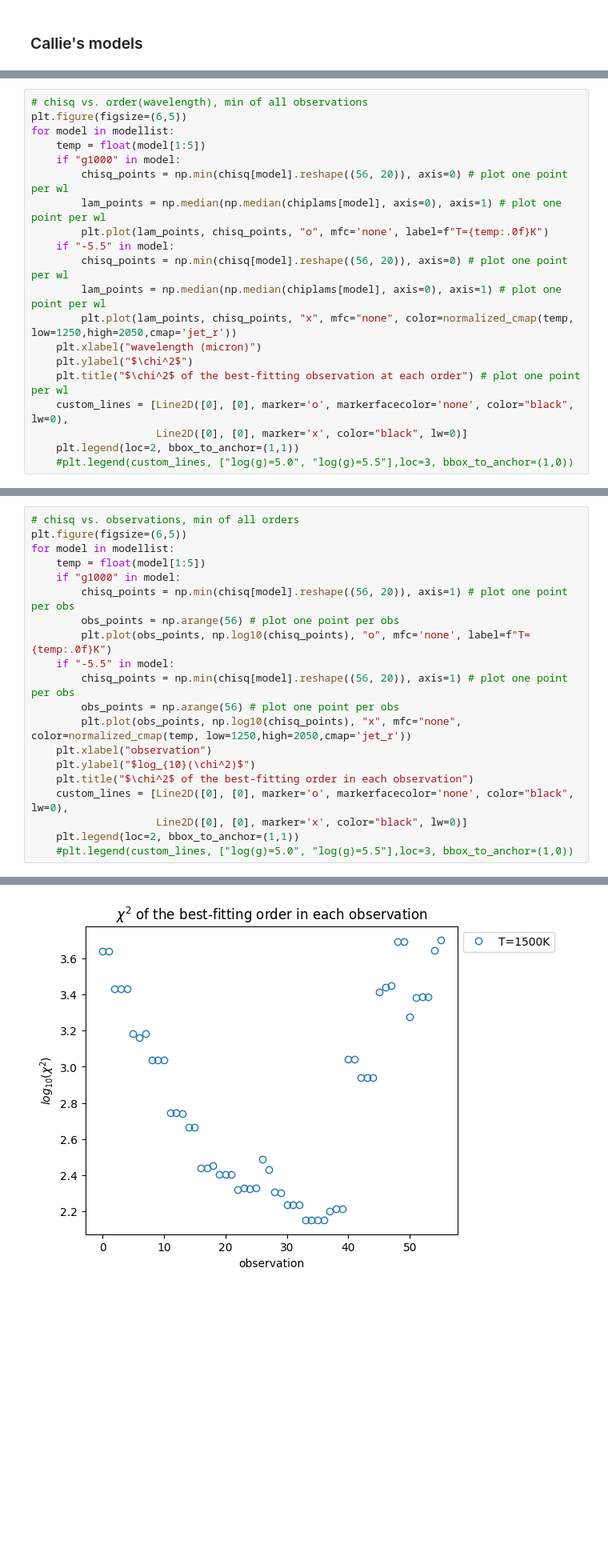
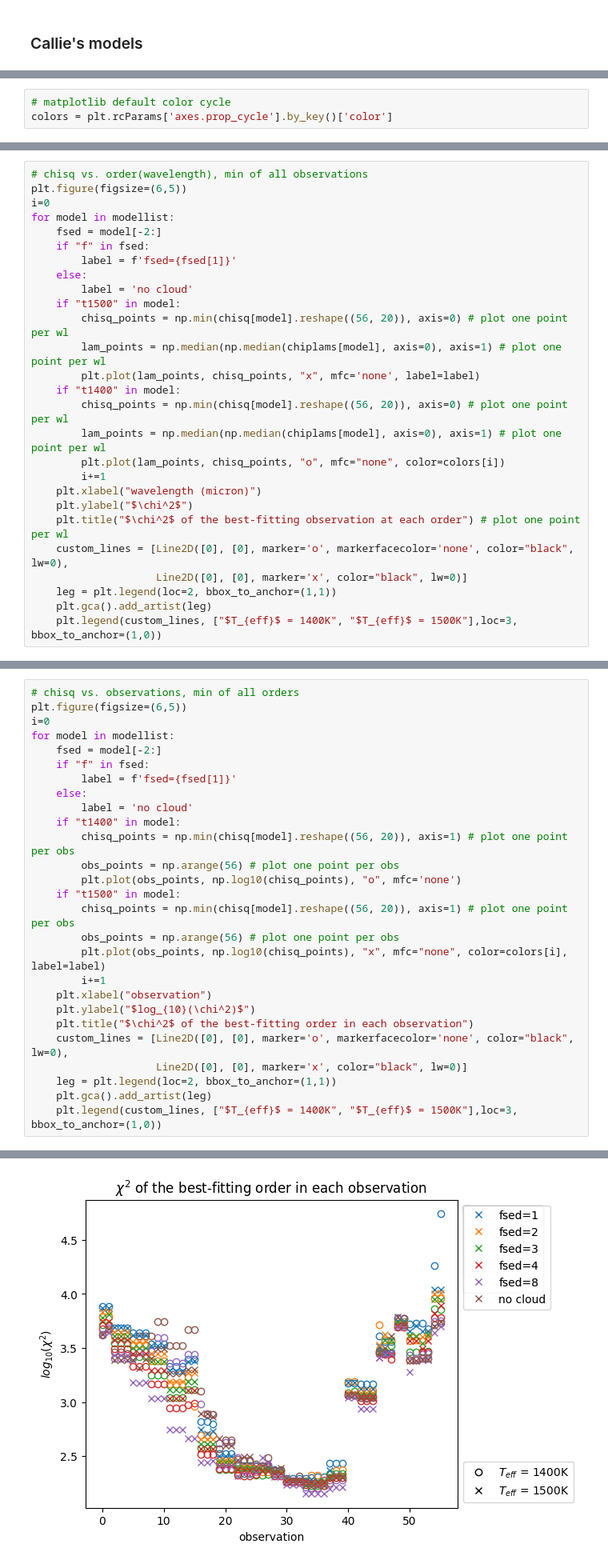
Before and after one commit to alphalyncis/dopplerimg, a Jupyter notebook: code/fitresult_IGRINS_K.ipynb, the cells around one changed output, grey strips where cells are left out. Shown at 80% size. Drawn from its saved outputs; the diff is of its cells as text; blank space fills up the shorter version.

Commit message:
plot callie IGRINS fit results

```diff
--- a/code/fitresult_IGRINS_K.ipynb
+++ b/code/fitresult_IGRINS_K.ipynb
@@ -414,6 +417,9 @@ plt.title(f"fitted spectrum using model Callie {model}")
 # %% [output]
 Text(0.5, 1.0, 'fitted spectrum using model Callie t1500g1000f8')
 [figure]
+# %%
+# matplotlib default color cycle
+colors = plt.rcParams['axes.prop_cycle'].by_key()['color']
 # %%
 # chisq vs. order(wavelength), median over observations
 plt.figure(figsize=(6,5))
@@ -440,21 +458,28 @@ for model in modellist:
 # %%
 # chisq vs. order(wavelength), min of all observations
 plt.figure(figsize=(6,5))
+i=0
 for model in modellist:
-    temp = float(model[1:5])
-    if "g1000" in model:
+    fsed = model[-2:]
+    if "f" in fsed:
+        label = f'fsed={fsed[1]}'
+    else:
+        label = 'no cloud'
+    if "t1500" in model:
         chisq_points = np.min(chisq[model].reshape((56, 20)), axis=0) # plot one point per wl
         lam_points = np.median(np.median(chiplams[model], axis=0), axis=1) # plot one point per wl
-        plt.plot(lam_points, chisq_points, "o", mfc='none', label=f"T={temp:.0f}K")
-    if "-5.5" in model:
+        plt.plot(lam_points, chisq_points, "x", mfc='none', label=label)
+    if "t1400" in model:
         chisq_points = np.min(chisq[model].reshape((56, 20)), axis=0) # plot one point per wl
         lam_points = np.median(np.median(chiplams[model], axis=0), axis=1) # plot one point per wl
-        plt.plot(lam_points, chisq_points, "x", mfc="none", color=normalized_cmap(temp, low=1250,high=2050,cmap='jet_r'))
+        plt.plot(lam_points, chisq_points, "o", mfc="none", color=colors[i])
+        i+=1
     plt.xlabel("wavelength (micron)")
     plt.ylabel("$\chi^2$")
     plt.title("$\chi^2$ of the best-fitting observation at each order") # plot one point per wl
     custom_lines = [Line2D([0], [0], marker='o', markerfacecolor='none', color="black", lw=0),
                     Line2D([0], [0], marker='x', color="black", lw=0)]
-    plt.legend(loc=2, bbox_to_anchor=(1,1))
-    #plt.legend(custom_lines, ["log(g)=5.0", "log(g)=5.5"],loc=3, bbox_to_anchor=(1,0))
+    leg = plt.legend(loc=2, bbox_to_anchor=(1,1))
+    plt.gca().add_artist(leg)
+    plt.legend(custom_lines, ["$T_{eff}$ = 1400K", "$T_{eff}$ = 1500K"],loc=3, bbox_to_anchor=(1,0))
 # %% [output]
@@ -462,21 +493,28 @@ for model in modellist:
 # %%
 # chisq vs. observations, min of all orders
 plt.figure(figsize=(6,5))
+i=0
 for model in modellist:
-    temp = float(model[1:5])
-    if "g1000" in model:
+    fsed = model[-2:]
+    if "f" in fsed:
+        label = f'fsed={fsed[1]}'
+    else:
+        label = 'no cloud'
+    if "t1400" in model:
         chisq_points = np.min(chisq[model].reshape((56, 20)), axis=1) # plot one point per obs
         obs_points = np.arange(56) # plot one point per obs
-        plt.plot(obs_points, np.log10(chisq_points), "o", mfc='none', label=f"T={temp:.0f}K")
-    if "-5.5" in model:
+        plt.plot(obs_points, np.log10(chisq_points), "o", mfc='none')
+    if "t1500" in model:
         chisq_points = np.min(chisq[model].reshape((56, 20)), axis=1) # plot one point per obs
         obs_points = np.arange(56) # plot one point per obs
-        plt.plot(obs_points, np.log10(chisq_points), "x", mfc="none", color=normalized_cmap(temp, low=1250,high=2050,cmap='jet_r'))
+        plt.plot(obs_points, np.log10(chisq_points), "x", mfc="none", color=colors[i], label=label)
+        i+=1
     plt.xlabel("observation")
     plt.ylabel("$log_{10}(\chi^2)$")
     plt.title("$\chi^2$ of the best-fitting order in each observation")
     custom_lines = [Line2D([0], [0], marker='o', markerfacecolor='none', color="black", lw=0),
                     Line2D([0], [0], marker='x', color="black", lw=0)]
-    plt.legend(loc=2, bbox_to_anchor=(1,1))
-    #plt.legend(custom_lines, ["log(g)=5.0", "log(g)=5.5"],loc=3, bbox_to_anchor=(1,0))
+    leg = plt.legend(loc=2, bbox_to_anchor=(1,1))
+    plt.gca().add_artist(leg)
+    plt.legend(custom_lines, ["$T_{eff}$ = 1400K", "$T_{eff}$ = 1500K"],loc=3, bbox_to_anchor=(1,0))
 # %% [output]
@@ -483,4 +527,4 @@ for model in modellist:
-[figure, old version]
+[figure, new version]
 # %%
 # fitted vsini vs. order(wavelength), best-fit obs
 plt.figure(figsize=(6,5))
```
Also changed, not shown: parts of 10 cells of this notebook.
